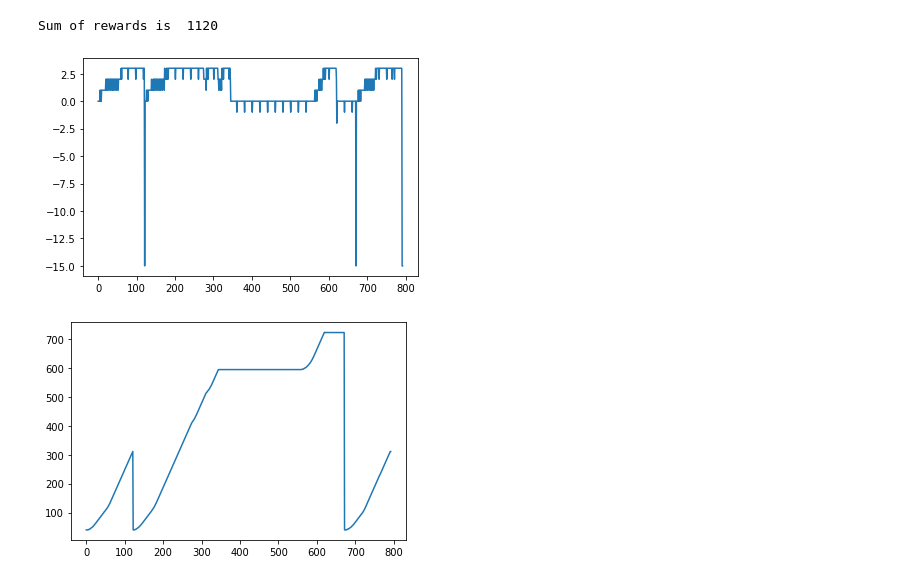
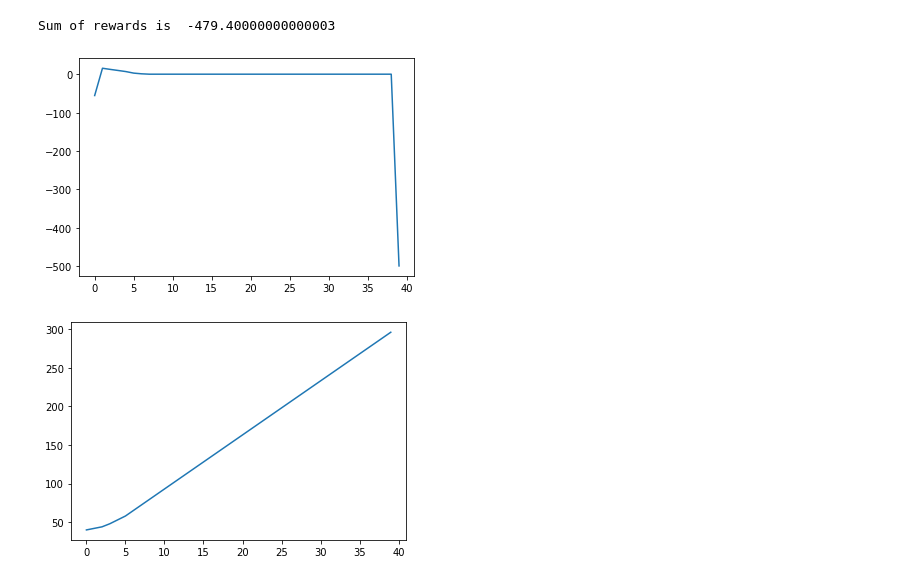
Before and after one commit to fuegoio/rl-mario-bros, a Jupyter notebook: Lab #1.ipynb, the cells around one changed output. Drawn from its saved outputs; the diff is of its cells as text; code cells hidden in the pictures.

```diff
--- a/Lab #1.ipynb
+++ b/Lab #1.ipynb
@@ -139,0 +157,11 @@ class QNetworkDuellingCNN(nn.Module):
+# %%
+class NormalizeFloats(ObservationWrapper):
+    def observation(self, obs):
+        return np.array(obs).astype(np.float32) / 255.0
+# %%
+env = MaxAndSkipEnv(env)
+env = FrameDownsample(env)
+env = ImageToPyTorch(env)
+env = FrameBuffer(env, 4)
+env = NormalizeFloats(env)
+env = CustomReward(env)
@@ -188,7 +262,7 @@ class ReplayBuffer:
         if get_all:
             return self.states[:n], self.actions[:n], self.rewards[:n], self.next_states[:n], self.dones[:n]
         # else:
-        if self.priority and self.e.sum() > 0:
+        if self.priority and self.e.sum() > 0 and self.e.min() > 0:
             probabilities = self.e.squeeze(1)[:n]
             probabilities = probabilities / probabilities.sum()
             idx = np.random.choice(n, self.batch_size, replace=False, p=probabilities)
@@ -205,7 +279,6 @@ class ReplayBuffer:
 
     def update_error(self, e, idx=None):
         e = torch.abs(e.detach())
-        e = e / e.sum()
         if idx is not None:
             self.e[idx] = e.cpu().numpy()
         else:
@@ -360,3 +395,10 @@ class DQNAgent():
+# %%
+FRAME_SHAPE = (84, 84)
+MAX_FRAMES = 4
+
+action_size = len(action_space)
+state_size = (MAX_FRAMES,) + FRAME_SHAPE
+agent = DQNAgent(QNetworkCNN, state_size, action_size, priority=True)
 # %%
 episode = 100
 discount_rate = .99
@@ -422,43 +457,38 @@ plt.show()
 # %%
 obs = env.reset()
 prev_obs = None
 sum_reward = 0
 
-frames = np.zeros((1, 240, 256, 3), dtype=np.uint8)
-for i in range(MAX_FRAMES):
-  nn_frames.append(np.zeros(FRAME_SHAPE))
-nn_frames.append(np.copy(preprocess(obs)))
-states = np.array(nn_frames)
 rs = []
 xs = []
 ys = []
-for t in tqdm(range(tmax)):
-    frames = np.concatenate((frames, np.array([obs])))
-    actions = agent.act(states, noise)
+
+frames = np.zeros((1, 240, 256, 3), dtype=np.uint8)
+
+for t in tqdm(range(500)):
+    frames = np.concatenate((frames, np.array([env.unwrapped.render(mode='rgb_array')])))
+    actions = agent.act(obs)
     obs, reward, done, info = env.step(actions)
-    nn_frames.append(np.copy(preprocess(obs)))
-    next_states = np.array(nn_frames)
 
     sum_reward += reward
-    states = next_states
     rs.append(reward)
     xs.append(info['x_pos'])
     ys.append(info['y_pos'])
     if done:
         break
 
 print('Sum of rewards is ', sum(rs))
 plt.plot(rs)
 plt.show()
 
 plt.plot(xs)
 plt.show()
 
 display_frames_as_gif(frames)
 # %% [output]
-Sum of rewards is  1120
+Sum of rewards is  -479.40000000000003
-[figure, old version]
+[figure, new version]
-[figure, old version]
+[figure, new version]
 [interactive output not drawn]
 # %%
 plt.plot(xs)
```
Also changed, not shown: parts of 16 cells of this notebook, 1 other file.
